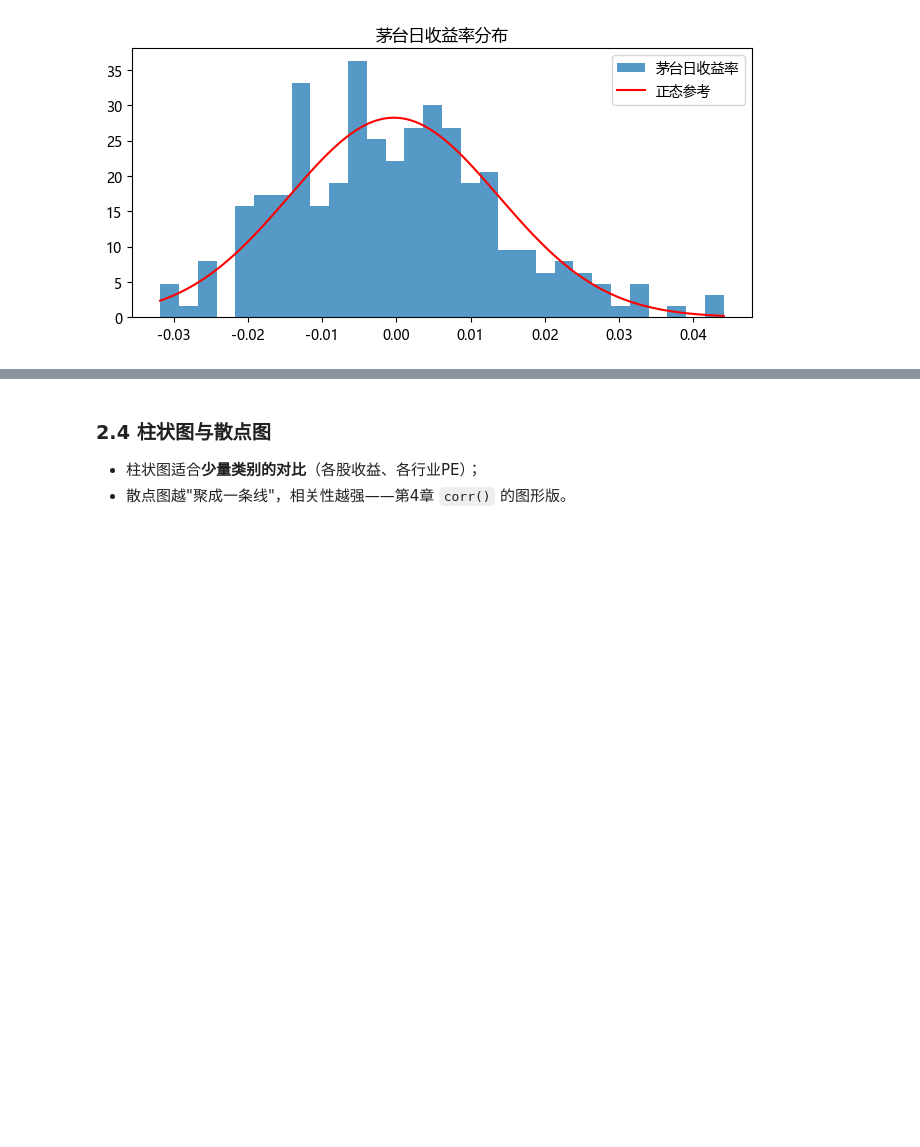
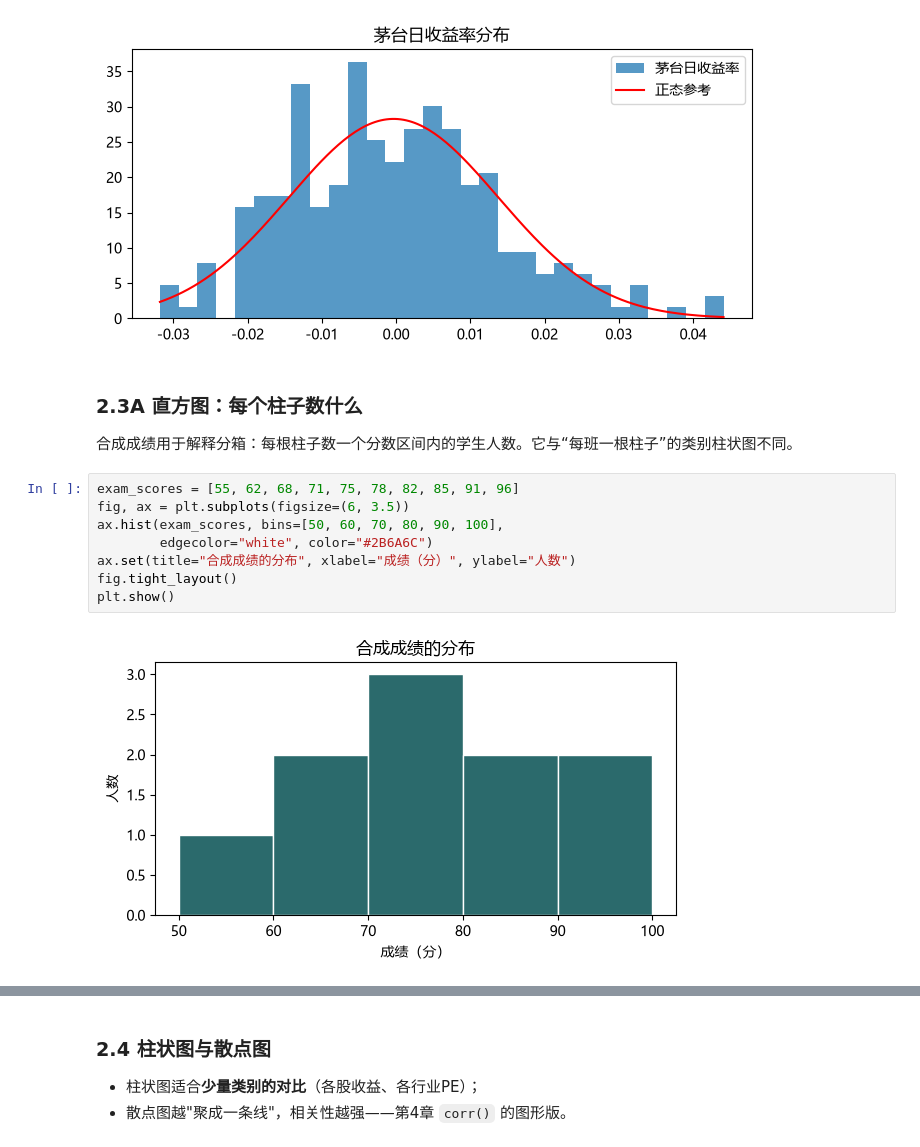
Before and after one commit to aiqfin/python-for-finance, a Jupyter notebook: Chapter5 - Matplotlib可视化/notebooks/05_Visualization.ipynb, the cells around one changed output, grey strips where cells are left out. Saved outputs shown, nothing was run; the diff lists cells and outputs as text; blank space fills up the shorter version.

```diff
--- a/Chapter5 - Matplotlib可视化/notebooks/05_Visualization.ipynb
+++ b/Chapter5 - Matplotlib可视化/notebooks/05_Visualization.ipynb
@@ -175,3 +221,17 @@ ax.legend()
 # %% [output]
 <matplotlib.legend.Legend at 0x...>
 [figure]
+# %% [markdown]
+### 2.3A 直方图：每个柱子数什么
+
+合成成绩用于解释分箱：每根柱子数一个分数区间内的学生人数。它与“每班一根柱子”的类别柱状图不同。
+# %%
+exam_scores = [55, 62, 68, 71, 75, 78, 82, 85, 91, 96]
+fig, ax = plt.subplots(figsize=(6, 3.5))
+ax.hist(exam_scores, bins=[50, 60, 70, 80, 90, 100],
+        edgecolor="white", color="#2B6A6C")
+ax.set(title="合成成绩的分布", xlabel="成绩（分）", ylabel="人数")
+fig.tight_layout()
+plt.show()
+# %% [output]
+[figure, added]
```
Also changed, not shown: parts of 22 cells of this notebook, 32 other files.
